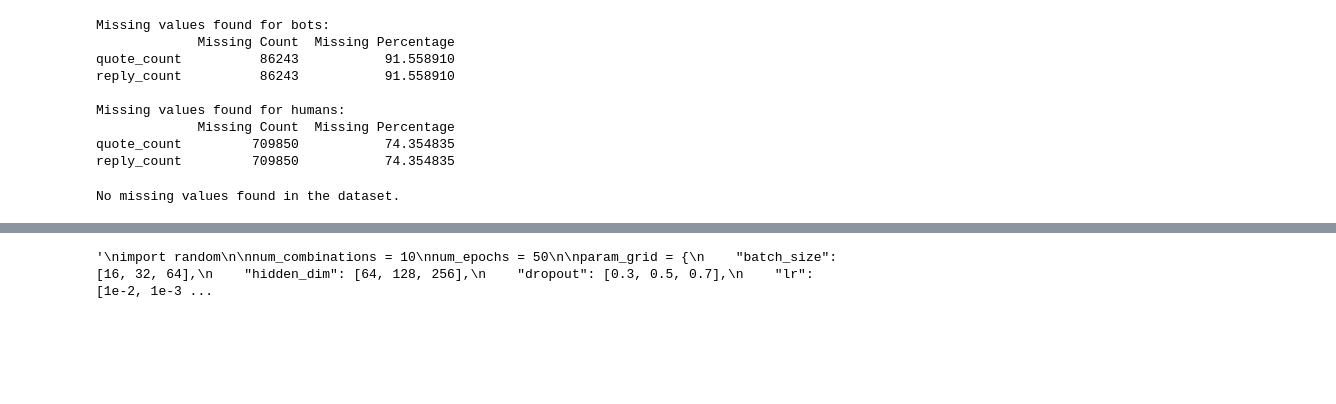
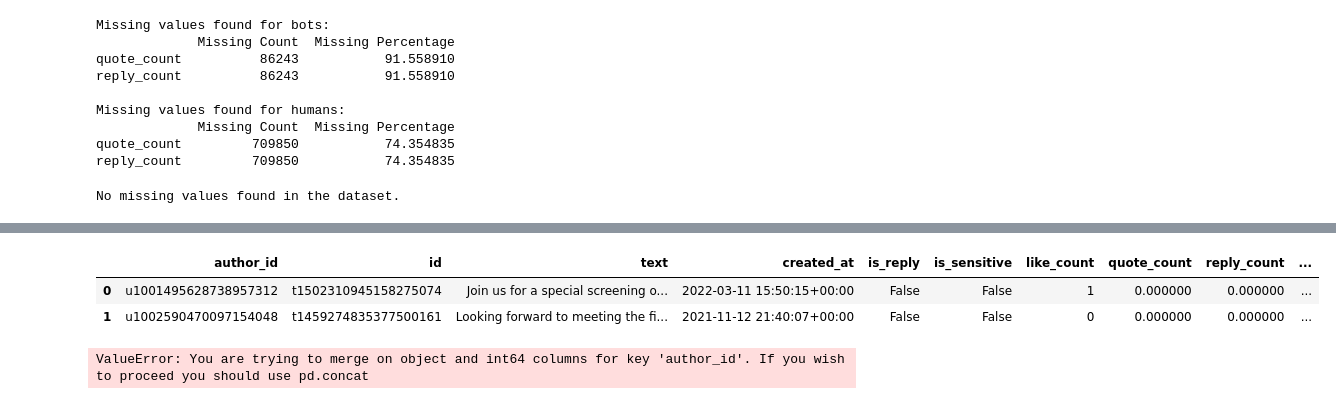
Before and after one commit to julwdo/thesis, a Jupyter notebook: 01_codes/03_nlp_project_main.ipynb, the cells around one changed output, grey strips where cells are left out. Saved outputs shown, nothing was run; the diff lists cells and outputs as text; code cells hidden in the pictures; blank space fills up the shorter version.

```diff
--- a/01_codes/03_nlp_project_main.ipynb
+++ b/01_codes/03_nlp_project_main.ipynb
@@ -225,13 +202,0 @@ dtype: object
-# %%
-from sklearn.model_selection import train_test_split
-
-features = tweet_features.select_dtypes(include=[np.number, "bool"]).columns
-
-tweet_features['label'] = tweet_features['label'].map({'human': 0, 'bot': 1})
-
-X = tweet_features[features].copy()
-y = tweet_features["label"]
-
-X_train, X_test, y_train, y_test = train_test_split(
-    X, y, test_size=0.2, random_state=42, stratify=y
-)
@@ -995,41 +206,7 @@ def cross_validate_model(X_num, X_desc, X_tweet, y, params, device, num_epochs=5
-# %%
-'''
-import random
-
-num_combinations = 10
-num_epochs = 50
-
-param_grid = {
-    "batch_size": [16, 32, 64],
-    "hidden_dim": [64, 128, 256],
-    "dropout": [0.3, 0.5, 0.7],
-    "lr": [1e-2, 1e-3, 5e-4],
-    "weight_decay": [0, 1e-5, 1e-4]
-    }
-
-keys, values = zip(*param_grid.items())
-param_combinations = [dict(zip(keys, v)) for v in itertools.product(*values)]
-sampled_combinations = random.sample(param_combinations, num_combinations)
-
-all_results = []
-
-for i, params in enumerate(sampled_combinations):
-  print(f"=== Grid Search {i+1}/{len(sampled_combinations)} | Params: {params} ===")
-  mean_best_f1 = cross_validate_model(
-      X_num=X_train_numeric_resampled,
-      X_desc=X_train_desc_resampled,
-      X_tweet=X_train_tweet_resampled,
-      y=y_train_resampled,
-      params=params,
-      device=device,
-      num_epochs=num_epochs,
-      n_splits=5
-      )
-  iteration_result = {**params, "mean_best_f1": mean_best_f1}
-  all_results.append(iteration_result)
-
-results_df = pd.DataFrame(all_results)
-results_df.to_csv(f"{path}{lang_version}{embedding_version}/cv_results_{num_combinations}_{num_epochs}.csv", index=False)
-'''
-# %% [output]
-'\nimport random\n\nnum_combinations = 10\nnum_epochs = 50\n\nparam_grid = {\n    "batch_size": [16, 32, 64],\n    "hidden_dim": [64, 128, 256],\n    "dropout": [0.3, 0.5, 0.7],\n    "lr": [1e-2, 1e-3 ...
+# %%
+tweet_features['created_at'] = pd.to_datetime(tweet_features['created_at'])
+tweet_features.head(2)
+# %% [output]
+|  | author_id | id | text | created_at | is_reply | is_sensitive | like_count | quote_count | reply_count | ... |
+| 0 | u1001495628738957312 | t1502310945158275074 | Join us for a special screening o... | 2022-03-11 15:50:15+00:00 | False | False | 1 | 0.000000 | 0.000000 | ... |
+| 1 | u1002590470097154048 | t1459274835377500161 | Looking forward to meeting the fi... | 2021-11-12 21:40:07+00:00 | False | False | 0 | 0.000000 | 0.000000 | ... |
@@ -1035,0 +244,4 @@ results_df.to_csv(f"{path}{lang_version}{embedding_version}/cv_results_{num_comb
+# %%
+user_features = user_features.join(tweet_features[["author_id", "label"]], how='left', on='author_id')
+# %% [output]
+ValueError: You are trying to merge on object and int64 columns for key 'author_id'. If you wish to proceed you should use pd.concat
```
Also changed, not shown: parts of 51 cells of this notebook.
